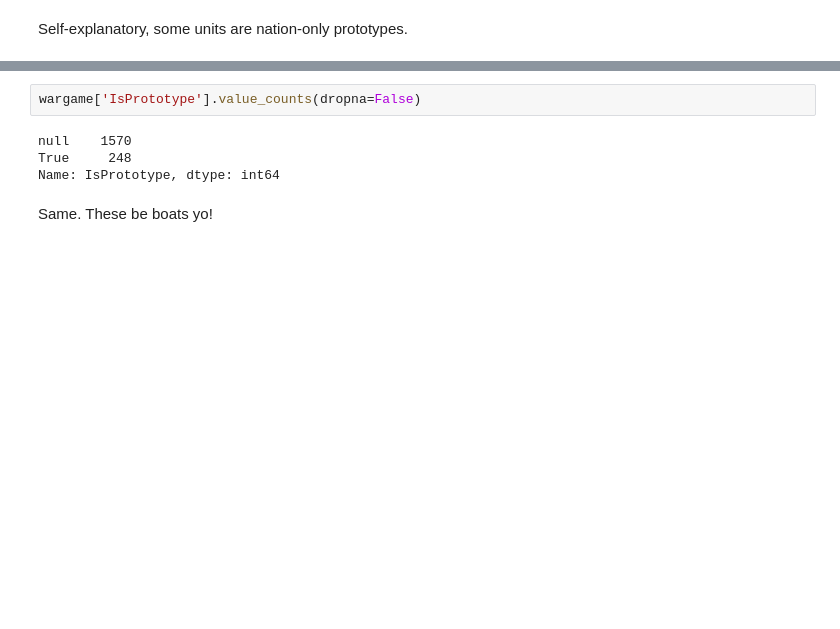
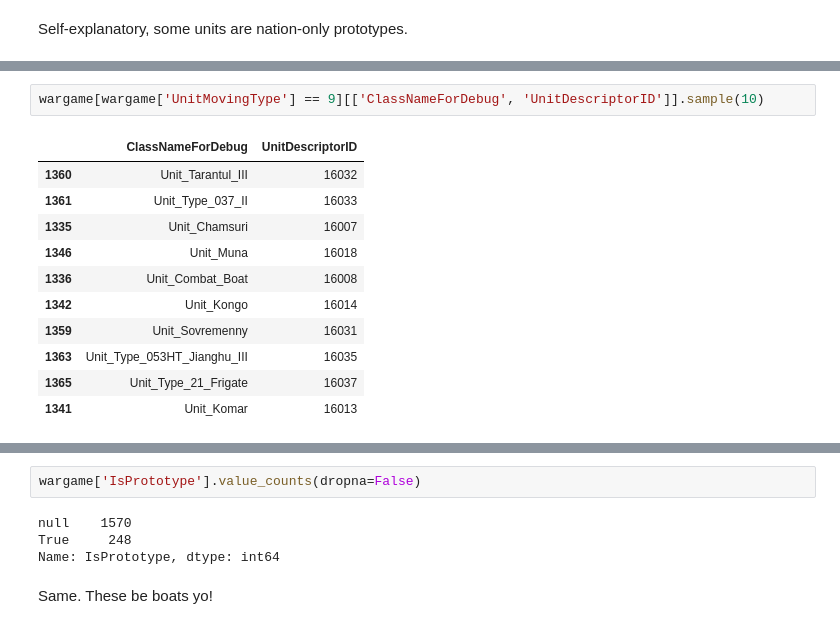
Before and after one commit to ResidentMario/wargame-data, a Jupyter notebook: notebooks/basic-data-exploration.ipynb, the cells around one changed output, grey strips where cells are left out. Saved outputs shown, nothing was run; the diff lists cells and outputs as text; blank space fills up the shorter version.

```diff
--- a/notebooks/basic-data-exploration.ipynb
+++ b/notebooks/basic-data-exploration.ipynb
@@ -457,0 +725,14 @@ Self-explanatory, some units are nation-only prototypes.
+# %%
+wargame[wargame['UnitMovingType'] == 9][['ClassNameForDebug', 'UnitDescriptorID']].sample(10)
+# %% [output]
+|  | ClassNameForDebug | UnitDescriptorID |
+| 1360 | Unit_Tarantul_III | 16032 |
+| 1361 | Unit_Type_037_II | 16033 |
+| 1335 | Unit_Chamsuri | 16007 |
+| 1346 | Unit_Muna | 16018 |
+| 1336 | Unit_Combat_Boat | 16008 |
+| 1342 | Unit_Kongo | 16014 |
+| 1359 | Unit_Sovremenny | 16031 |
+| 1363 | Unit_Type_053HT_Jianghu_III | 16035 |
+| 1365 | Unit_Type_21_Frigate | 16037 |
+| 1341 | Unit_Komar | 16013 |
```
Also changed, not shown: parts of 25 cells of this notebook, 2 other files.
